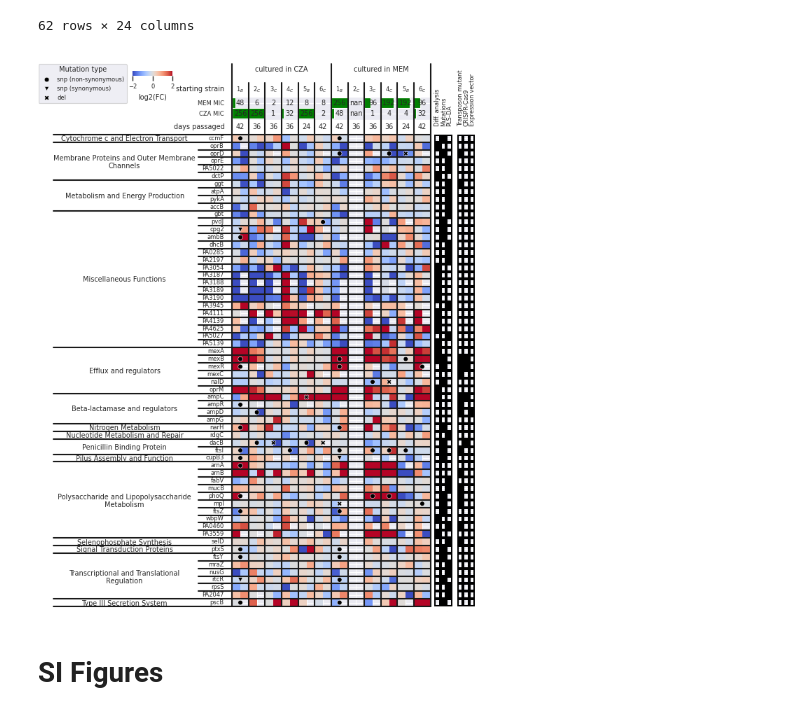
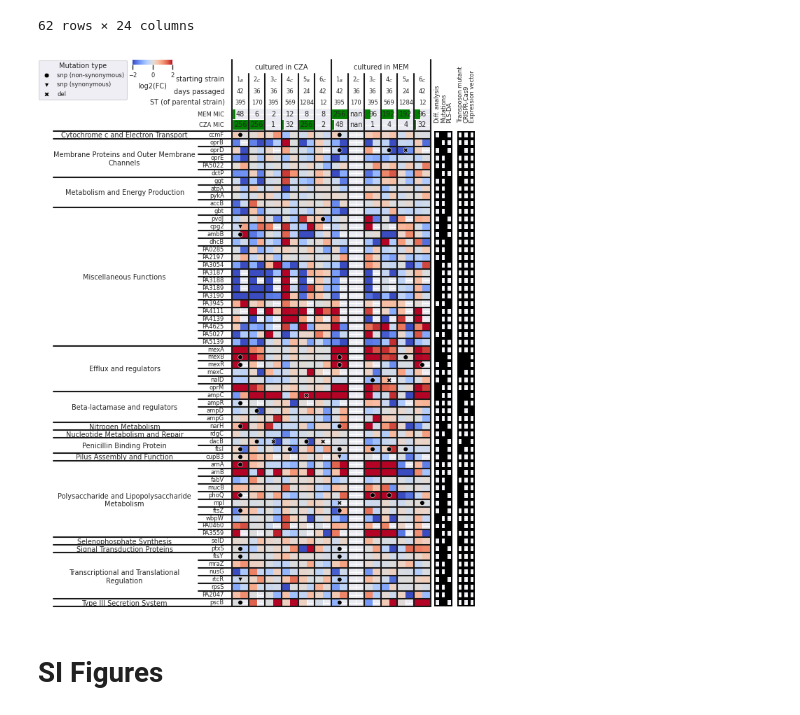
Before and after one commit to zimmmermann-kogadeeva-group/PseudomonasAntibioticsResistance, a Jupyter notebook: main.ipynb, the cells around one changed output. Drawn from its saved outputs; the diff is of its cells as text; code cells hidden in the pictures.

```diff
--- a/main.ipynb
+++ b/main.ipynb
@@ -1986,8 +2019,8 @@ new_heatmap_data
 62 rows × 24 columns
 # %%
 fig, (ax_mic, ax) = plt.subplots(2, figsize=(6.3, 8), height_ratios=(3, new_heatmap_data.shape[0]))
-fig.subplots_adjust(left=0.44, right=0.89, bottom=0.01, top=0.92, hspace=0.06)
-cbar_ax = ax.inset_axes([-0.5, 1.125, 0.2, 0.01])
+fig.subplots_adjust(left=0.44, right=0.89, bottom=0.01, top=0.90, hspace=0.0)
+cbar_ax = ax.inset_axes([-0.5, 1.14, 0.2, 0.01])
 
 plot_heatmap(
     fig,
@@ -1999,48 +2032,56 @@ plot_heatmap(
         "markers": ["o", "v", "X"]
     },
     mut_legend_kwargs=dict(loc="lower left", bbox_to_anchor=(-0.99, 1.06)),
-    x_label_kwargs=dict(pad=37, text_pos=-8.5, line_pos=(1.11, 1.15)),
+    x_label_kwargs=dict(pad=43, text_pos=-8.3, line_pos=(1.12, 1.15)),
     y_label_kwargs=dict(text_pos=-13, line_pos=(0.17, 0.9)),
     cbar=True,
     cbar_ax=cbar_ax,
     cbar_kws=dict(orientation="horizontal", label="log2(FC)")
 )
-ax.text(-0.9, -6, "starting strain", ha="right", va="center")
-ax.text(-0.9, -1., "days passaged", ha="right", va="center")
+
+# Additional labels at the top
+ax.text(-0.9, -6.7, "starting strain", ha="right", va="center")
+ax.text(-0.9, -5.1, "days passaged", ha="right", va="center")
+ax.text(-0.9, -3.7, "ST (of parental strain)", ha="right", va="center")
+
 days_passaged = [42, 36, 36, 36, 24, 42] * 2
-for idx, val in enumerate(days_passaged):
-    ax.text(2*idx + 1, -1., val, va="center", ha="center")
+st_ids = ["395", "170", "395", "569", "1284", "12"] * 2
+
+for idx, (days, st) in enumerate(zip(days_passaged, st_ids)):
+    ax.text(2*idx + 1, -5.1, days, va="center", ha="center", fontdict={"fontsize": 6})
+    ax.text(2*idx + 1, -3.7, st, va="center", ha="center", fontdict={"fontsize": 6})
 ax_mic.tick_params(pad=3.2)
 
+# Additonal heatmaps on the side
 add_heatmap_kwargs = dict(
     cmap="gray",
     cbar=False,
     linecolor="black",
     linewidths=1.5
 )
 
 ax_metadata = ax.inset_axes([1.02, 0.0, 0.09, 1.0])
 sns.heatmap(
     new_heatmap_sources,
     ax=ax_metadata,
     **add_heatmap_kwargs
 )
 ax_metadata.tick_params(labeltop=True, labelbottom=False, labelleft=False, left=False, rotation=90)
 ax_metadata.set_xticks(ticks=[0.5, 1.5, 2.5], labels=new_heatmap_sources.columns)
 ax_metadata.set(ylabel="")
 
 ax_crispr = ax.inset_axes([1.135, 0.0, 0.09, 1.0])
 sns.heatmap(
     new_heatmap_followup,
     ax=ax_crispr,
     **add_heatmap_kwargs
 )
 ax_crispr.tick_params(labeltop=True, labelbottom=False, labelleft=False, left=False, rotation=90)
 ax_crispr.set_xticks(ticks=[0.5, 1.5, 2.5], labels=new_heatmap_followup.columns)
 ax_crispr.set(ylabel="")
 
-savefig(fig, "selected_genes_heatmap")
+savefig(fig, "figure_5")
 # %% [output]
-[figure, old version]
+[figure, new version]
 # %% [markdown]
 # SI Figures
```
Also changed, not shown: parts of 61 cells of this notebook, 17 other files.
